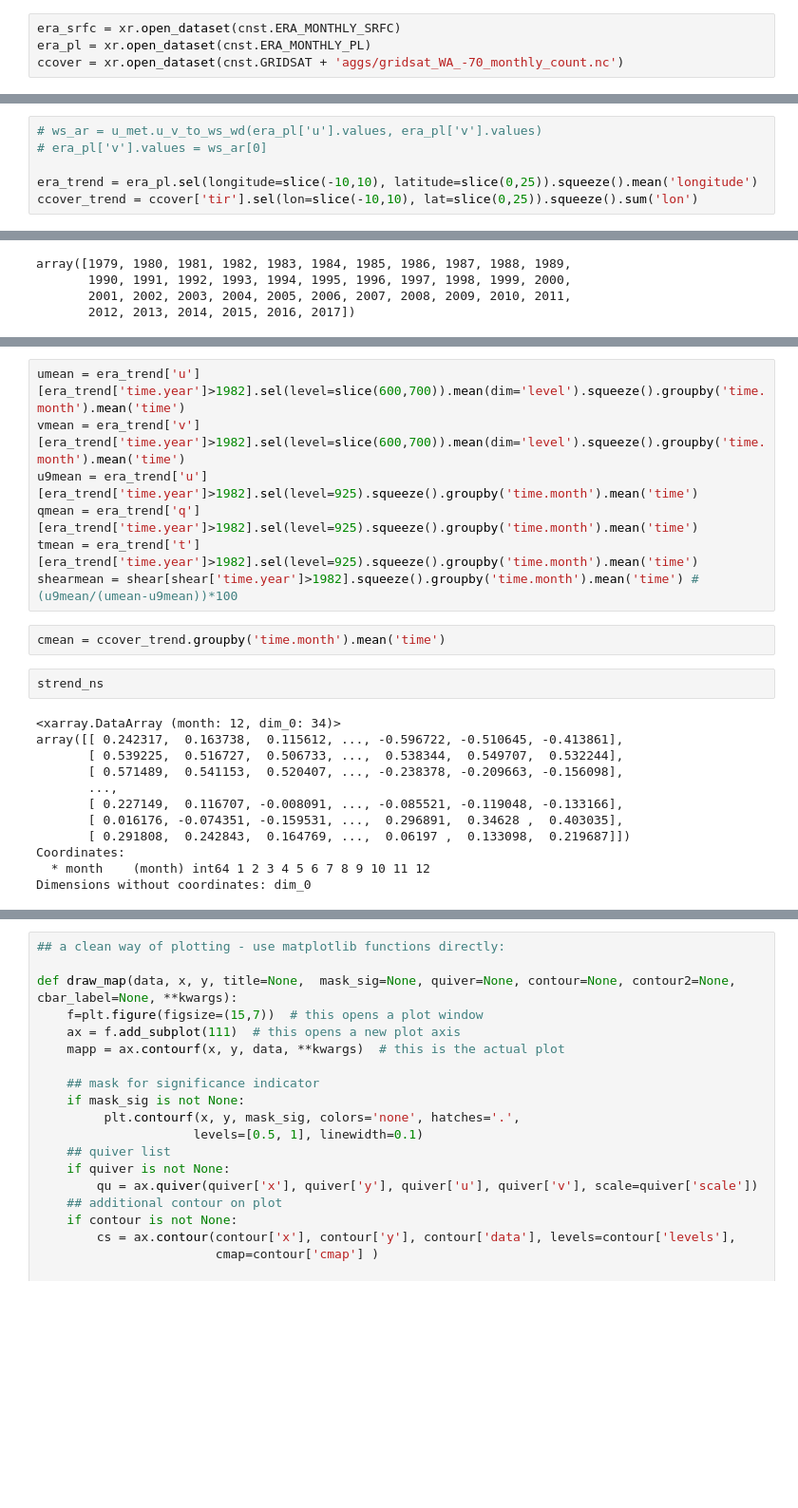
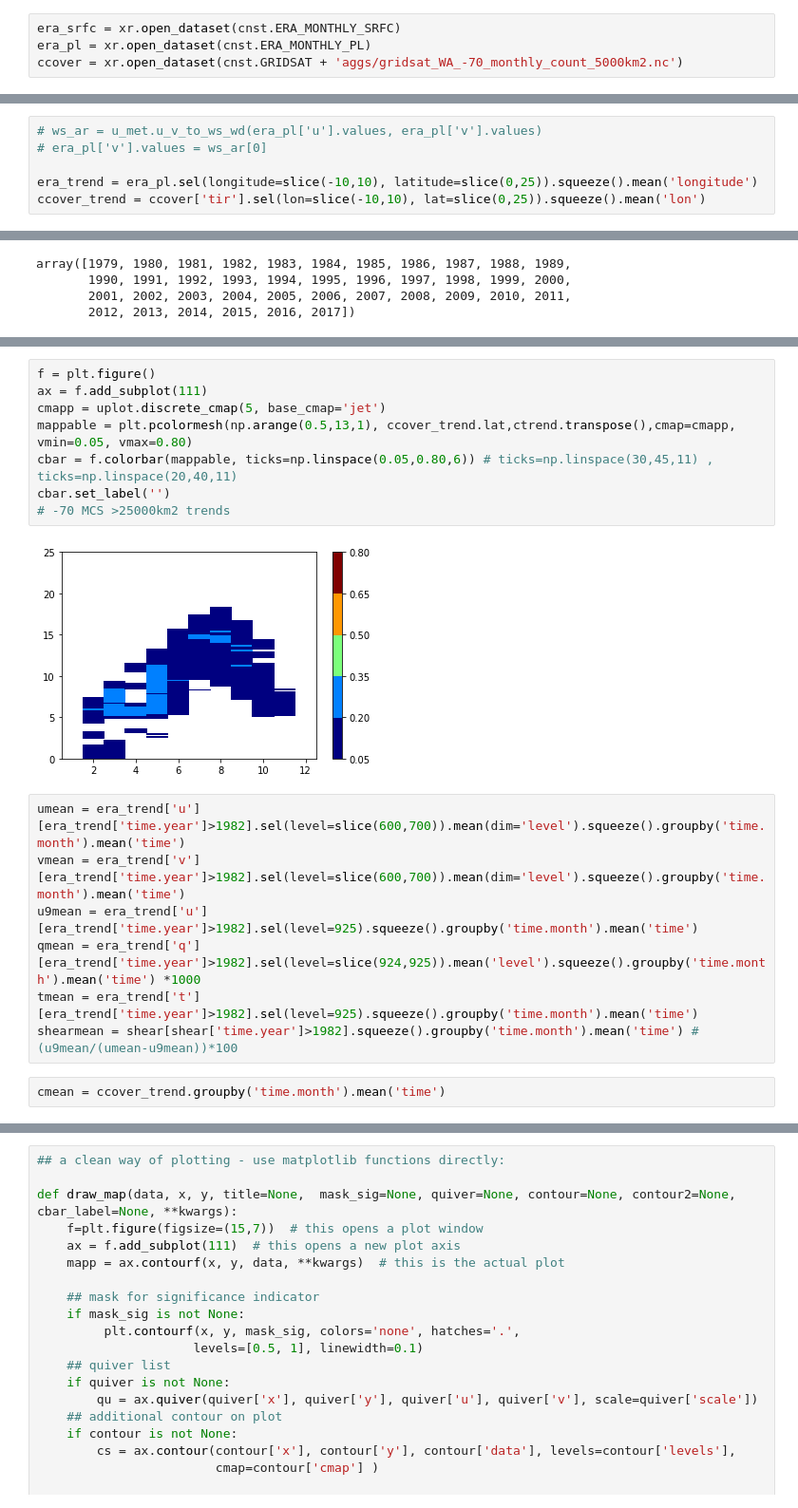
Before and after one commit to cornkle/proj_CEH, a Jupyter notebook: notebooks/CLOVER_OBS_fig1.ipynb, the cells around one changed output, grey strips where cells are left out. Shown: that part at 95% size. Saved outputs shown, nothing was run; the diff lists cells and outputs as text; blank space fills up the shorter version.

```diff
--- a/notebooks/CLOVER_OBS_fig1.ipynb
+++ b/notebooks/CLOVER_OBS_fig1.ipynb
@@ -144,7 +144,7 @@ da.sel(lat=slice(4,15)).shape
 # %%
 era_srfc = xr.open_dataset(cnst.ERA_MONTHLY_SRFC)
 era_pl = xr.open_dataset(cnst.ERA_MONTHLY_PL)
-ccover = xr.open_dataset(cnst.GRIDSAT + 'aggs/gridsat_WA_-70_monthly_count.nc')
+ccover = xr.open_dataset(cnst.GRIDSAT + 'aggs/gridsat_WA_-70_monthly_count_5000km2.nc')
 # %%
 era_srfc = u_darrays.flip_lat(era_srfc)
 era_pl = u_darrays.flip_lat(era_pl)
@@ -153,4 +153,4 @@ era_pl = u_darrays.flip_lat(era_pl)
 # era_pl['v'].values = ws_ar[0]
 
 era_trend = era_pl.sel(longitude=slice(-10,10), latitude=slice(0,25)).squeeze().mean('longitude')
-ccover_trend = ccover['tir'].sel(lon=slice(-10,10), lat=slice(0,25)).squeeze().sum('lon')
+ccover_trend = ccover['tir'].sel(lon=slice(-10,10), lat=slice(0,25)).squeeze().mean('lon')
@@ -209,23 +204,19 @@ Dimensions without coordinates: dim_0
+# %%
+f = plt.figure()
+ax = f.add_subplot(111)
+cmapp = uplot.discrete_cmap(5, base_cmap='jet')
+mappable = plt.pcolormesh(np.arange(0.5,13,1), ccover_trend.lat,ctrend.transpose(),cmap=cmapp, vmin=0.05, vmax=0.80)
+cbar = f.colorbar(mappable, ticks=np.linspace(0.05,0.80,6)) # ticks=np.linspace(30,45,11) , ticks=np.linspace(20,40,11)
+cbar.set_label('')
+# -70 MCS >25000km2 trends
+# %% [output]
+[figure, added]
 # %%
 umean = era_trend['u'][era_trend['time.year']>1982].sel(level=slice(600,700)).mean(dim='level').squeeze().groupby('time.month').mean('time')
 vmean = era_trend['v'][era_trend['time.year']>1982].sel(level=slice(600,700)).mean(dim='level').squeeze().groupby('time.month').mean('time')
 u9mean = era_trend['u'][era_trend['time.year']>1982].sel(level=925).squeeze().groupby('time.month').mean('time')
-qmean = era_trend['q'][era_trend['time.year']>1982].sel(level=925).squeeze().groupby('time.month').mean('time')
+qmean = era_trend['q'][era_trend['time.year']>1982].sel(level=slice(924,925)).mean('level').squeeze().groupby('time.month').mean('time') *1000
 tmean = era_trend['t'][era_trend['time.year']>1982].sel(level=925).squeeze().groupby('time.month').mean('time')
 shearmean = shear[shear['time.year']>1982].squeeze().groupby('time.month').mean('time') #(u9mean/(umean-u9mean))*100
 # %%
 cmean = ccover_trend.groupby('time.month').mean('time')
-# %%
-strend_ns
-# %% [output]
-<xarray.DataArray (month: 12, dim_0: 34)>
-array([[ 0.242317,  0.163738,  0.115612, ..., -0.596722, -0.510645, -0.413861],
-       [ 0.539225,  0.516727,  0.506733, ...,  0.538344,  0.549707,  0.532244],
-       [ 0.571489,  0.541153,  0.520407, ..., -0.238378, -0.209663, -0.156098],
-       ...,
-       [ 0.227149,  0.116707, -0.008091, ..., -0.085521, -0.119048, -0.133166],
-       [ 0.016176, -0.074351, -0.159531, ...,  0.296891,  0.34628 ,  0.403035],
-       [ 0.291808,  0.242843,  0.164769, ...,  0.06197 ,  0.133098,  0.219687]])
-Coordinates:
-  * month    (month) int64 1 2 3 4 5 6 7 8 9 10 11 12
-Dimensions without coordinates: dim_0
```
Also changed, not shown: parts of 27 cells of this notebook, 14 other files.
